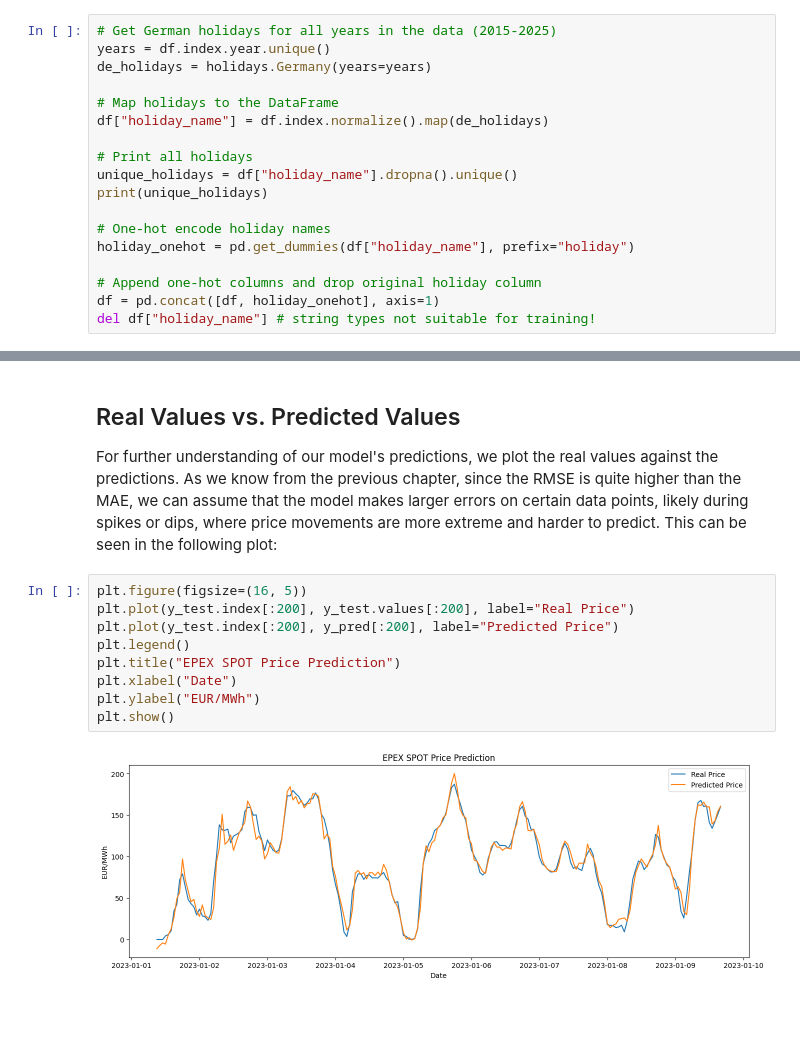
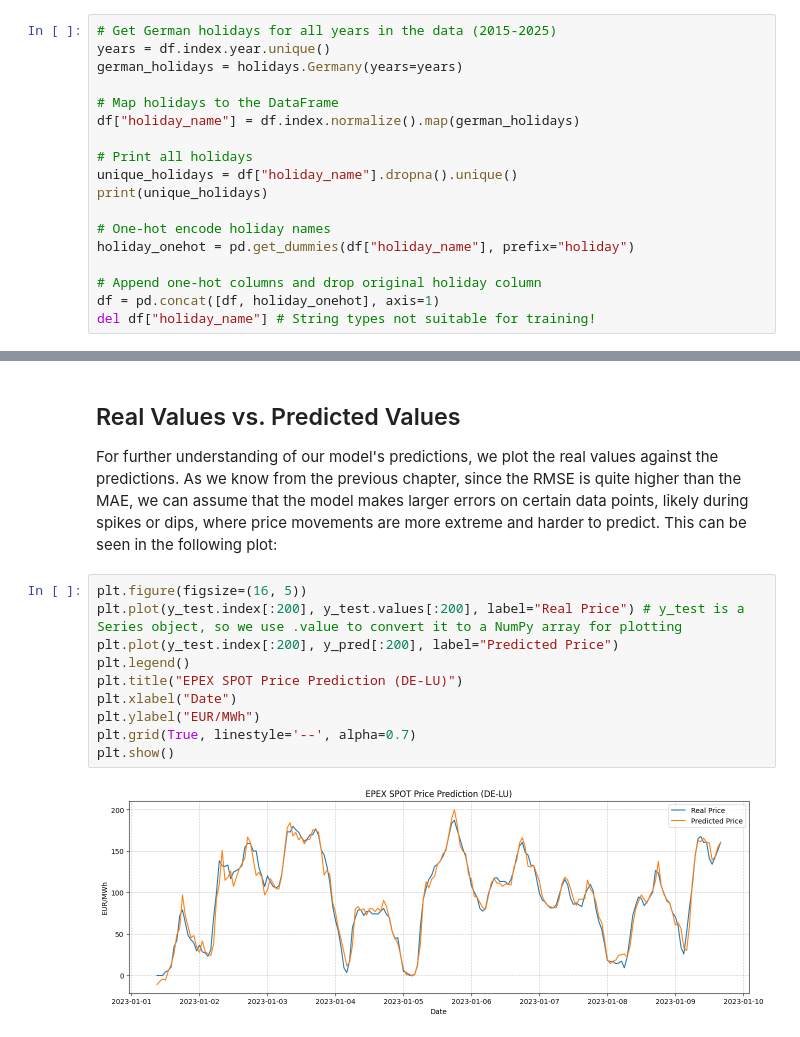
Before and after one commit to DanielHka25/electricity-price-prediction, a Jupyter notebook: notebooks/price_prediction.ipynb, the cells around one changed output, grey strips where cells are left out. Saved outputs shown, nothing was run; the diff lists cells and outputs as text.

```diff
--- a/notebooks/price_prediction.ipynb
+++ b/notebooks/price_prediction.ipynb
@@ -377,10 +384,10 @@ Secondly, we enrich our dataset with information about the **German public holid
 # %%
 # Get German holidays for all years in the data (2015-2025)
 years = df.index.year.unique()
-de_holidays = holidays.Germany(years=years)
+german_holidays = holidays.Germany(years=years)
 
 # Map holidays to the DataFrame
-df["holiday_name"] = df.index.normalize().map(de_holidays)
+df["holiday_name"] = df.index.normalize().map(german_holidays)
 
 # Print all holidays
 unique_holidays = df["holiday_name"].dropna().unique()
@@ -391,7 +398,7 @@ holiday_onehot = pd.get_dummies(df["holiday_name"], prefix="holiday")
 
 # Append one-hot columns and drop original holiday column
 df = pd.concat([df, holiday_onehot], axis=1)
-del df["holiday_name"] # string types not suitable for training!
+del df["holiday_name"] # String types not suitable for training!
 # %% [output]
 ['Neujahr' 'Karfreitag' 'Ostermontag' 'Erster Mai' 'Christi Himmelfahrt'
  'Pfingstmontag' 'Tag der Deutschen Einheit' 'Erster Weihnachtstag'
@@ -936,14 +922,15 @@ The `R² Score` of about 0.95 means that our model's predictions are much closer
 For further understanding of our model's predictions, we plot the real values against the predictions. As we know from the previous chapter, since the RMSE is quite higher than the MAE, we can assume that the model makes larger errors on certain data points, likely during spikes or dips, where price movements are more extreme and harder to predict. This can be seen in the following plot:
 # %%
 plt.figure(figsize=(16, 5))
-plt.plot(y_test.index[:200], y_test.values[:200], label="Real Price")
+plt.plot(y_test.index[:200], y_test.values[:200], label="Real Price") # y_test is a Series object, so we use .value to convert it to a NumPy array for plotting
 plt.plot(y_test.index[:200], y_pred[:200], label="Predicted Price")
 plt.legend()
-plt.title("EPEX SPOT Price Prediction")
+plt.title("EPEX SPOT Price Prediction (DE-LU)")
 plt.xlabel("Date")
 plt.ylabel("EUR/MWh")
+plt.grid(True, linestyle='--', alpha=0.7)
 plt.show()
 # %% [output]
-[figure, old version]
+[figure, new version]
 # %% [markdown]
 ## Feature Importance
```
Also changed, not shown: parts of 60 cells of this notebook.
